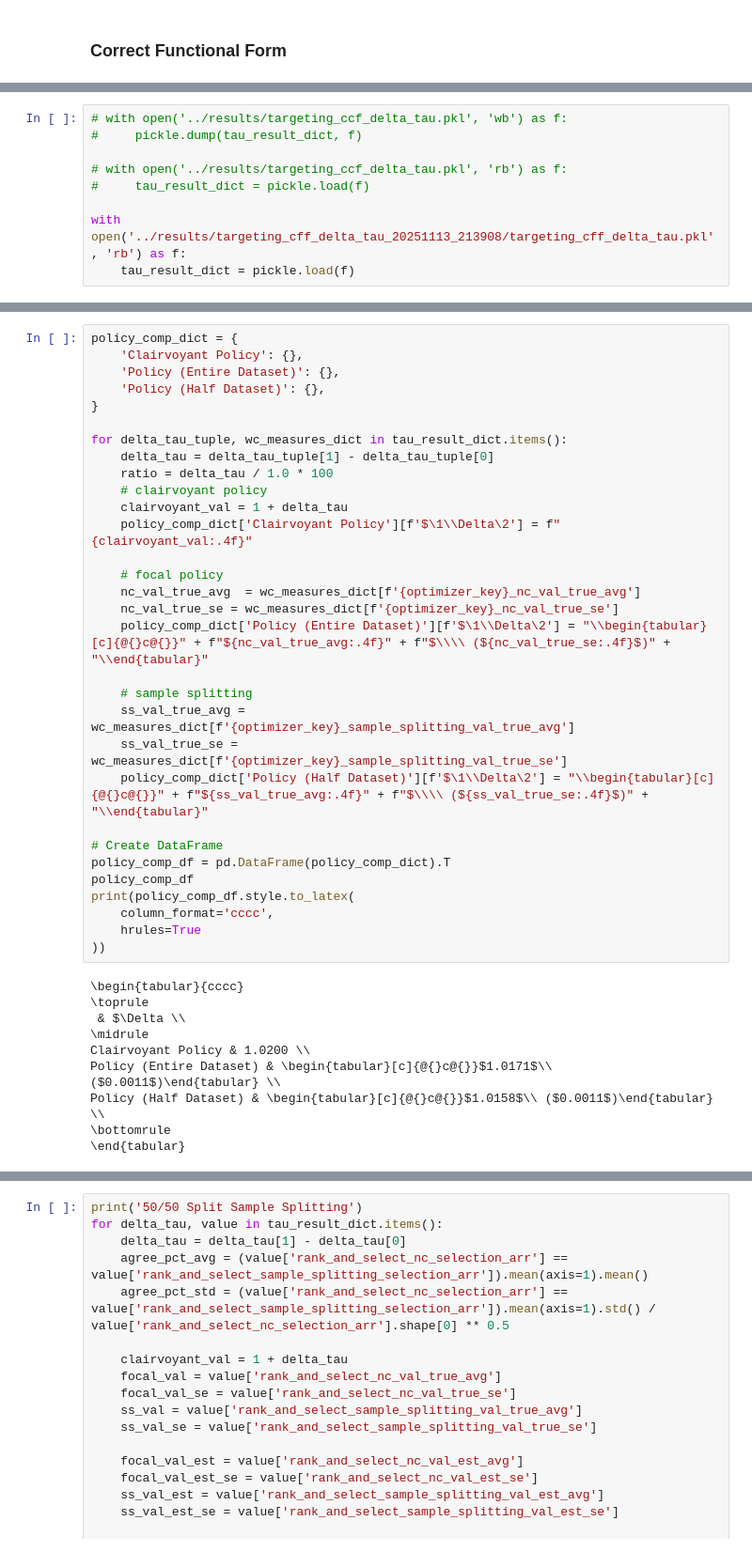
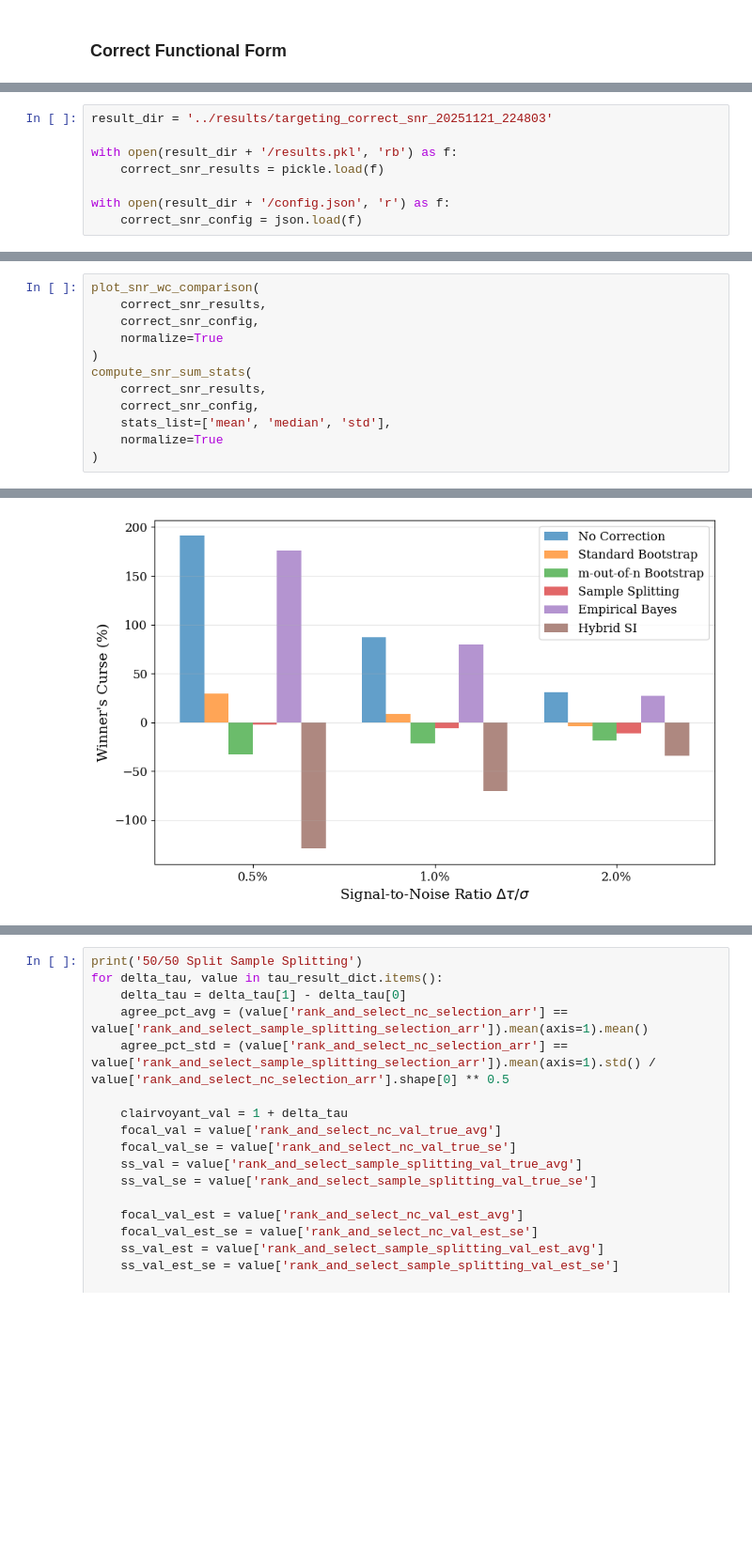
Before and after one commit to iamsikun/winners-curse, a Jupyter notebook: notebooks/targeting.ipynb, the cells around one changed output, grey strips where cells are left out. Shown at 94% size. Drawn from its saved outputs; the diff is of its cells as text; blank space fills up the shorter version.

```diff
--- a/notebooks/targeting.ipynb
+++ b/notebooks/targeting.ipynb
@@ -1812,9 +1679,8 @@ Running 500 experiments...
 # %%
-# with open('../results/targeting_ccf_delta_tau.pkl', 'wb') as f:
-#     pickle.dump(tau_result_dict, f)
+result_dir = '../results/targeting_correct_snr_20251121_224803'
 
-# with open('../results/targeting_ccf_delta_tau.pkl', 'rb') as f:
-#     tau_result_dict = pickle.load(f)
+with open(result_dir + '/results.pkl', 'rb') as f:
+    correct_snr_results = pickle.load(f)
 
-with open('../results/targeting_cff_delta_tau_20251113_213908/targeting_cff_delta_tau.pkl', 'rb') as f:
-    tau_result_dict = pickle.load(f)
+with open(result_dir + '/config.json', 'r') as f:
+    correct_snr_config = json.load(f)
@@ -2018,41 +1687,13 @@ Hybrid SI & \begin{tabular}[c]{@{}c@{}}$-128.65\%^{***}$\\ ($7.63$)\%\end{tabula
-# %%
-policy_comp_dict = {
-    'Clairvoyant Policy': {},
-    'Policy (Entire Dataset)': {},
-    'Policy (Half Dataset)': {},
-}
-
-for delta_tau_tuple, wc_measures_dict in tau_result_dict.items():
-    delta_tau = delta_tau_tuple[1] - delta_tau_tuple[0]
-    ratio = delta_tau / 1.0 * 100
-    # clairvoyant policy
-    clairvoyant_val = 1 + delta_tau
-    policy_comp_dict['Clairvoyant Policy'][f'$\1\\Delta\2'] = f"{clairvoyant_val:.4f}"
-
-    # focal policy
-    nc_val_true_avg  = wc_measures_dict[f'{optimizer_key}_nc_val_true_avg']
-    nc_val_true_se = wc_measures_dict[f'{optimizer_key}_nc_val_true_se']
-    policy_comp_dict['Policy (Entire Dataset)'][f'$\1\\Delta\2'] = "\\begin{tabular}[c]{@{}c@{}}" + f"${nc_val_true_avg:.4f}" + f"$\\\\ (${nc_val_true_se:.4f}$)" + "\\end{tabular}"
-
-    # sample splitting
-    ss_val_true_avg = wc_measures_dict[f'{optimizer_key}_sample_splitting_val_true_avg']
-    ss_val_true_se = wc_measures_dict[f'{optimizer_key}_sample_splitting_val_true_se']
-    policy_comp_dict['Policy (Half Dataset)'][f'$\1\\Delta\2'] = "\\begin{tabular}[c]{@{}c@{}}" + f"${ss_val_true_avg:.4f}" + f"$\\\\ (${ss_val_true_se:.4f}$)" + "\\end{tabular}"
-
-# Create DataFrame
-policy_comp_df = pd.DataFrame(policy_comp_dict).T
-policy_comp_df
-print(policy_comp_df.style.to_latex(
-    column_format='cccc',
-    hrules=True
-))
-# %% [output]
-\begin{tabular}{cccc}
-\toprule
- & $\Delta \\
-\midrule
-Clairvoyant Policy & 1.0200 \\
-Policy (Entire Dataset) & \begin{tabular}[c]{@{}c@{}}$1.0171$\\ ($0.0011$)\end{tabular} \\
-Policy (Half Dataset) & \begin{tabular}[c]{@{}c@{}}$1.0158$\\ ($0.0011$)\end{tabular} \\
-\bottomrule
-\end{tabular}
+# %%
+plot_snr_wc_comparison(
+    correct_snr_results,
+    correct_snr_config,
+    normalize=True
+)
+compute_snr_sum_stats(
+    correct_snr_results,
+    correct_snr_config,
+    stats_list=['mean', 'median', 'std'],
+    normalize=True
+)
+# %% [output]
@@ -2058,0 +1718 @@ Policy (Half Dataset) & \begin{tabular}[c]{@{}c@{}}$1.0158$\\ ($0.0011$)\end{tab
+[figure, added]
```
Also changed, not shown: parts of 16 cells of this notebook, 16 other files.
